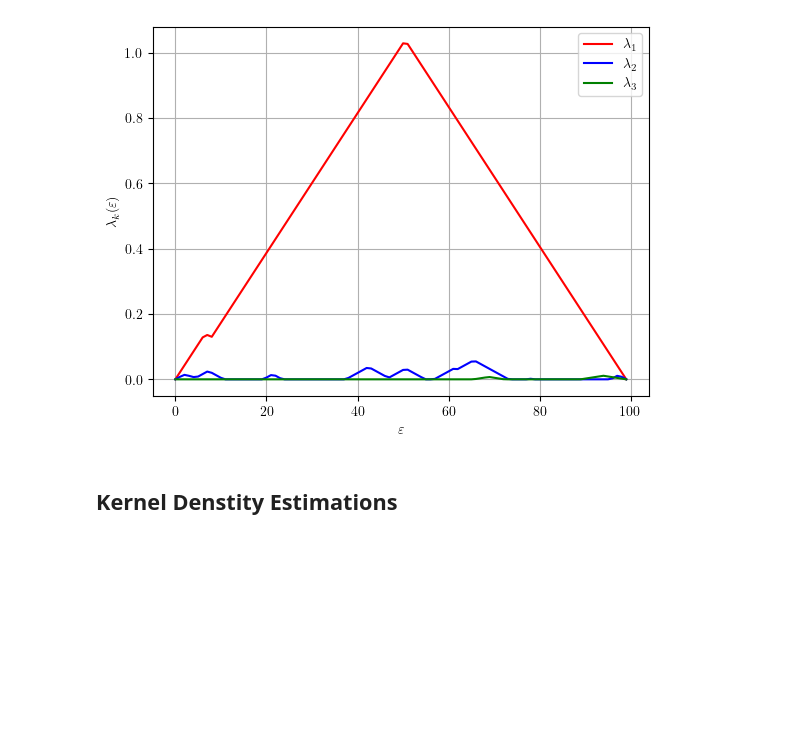
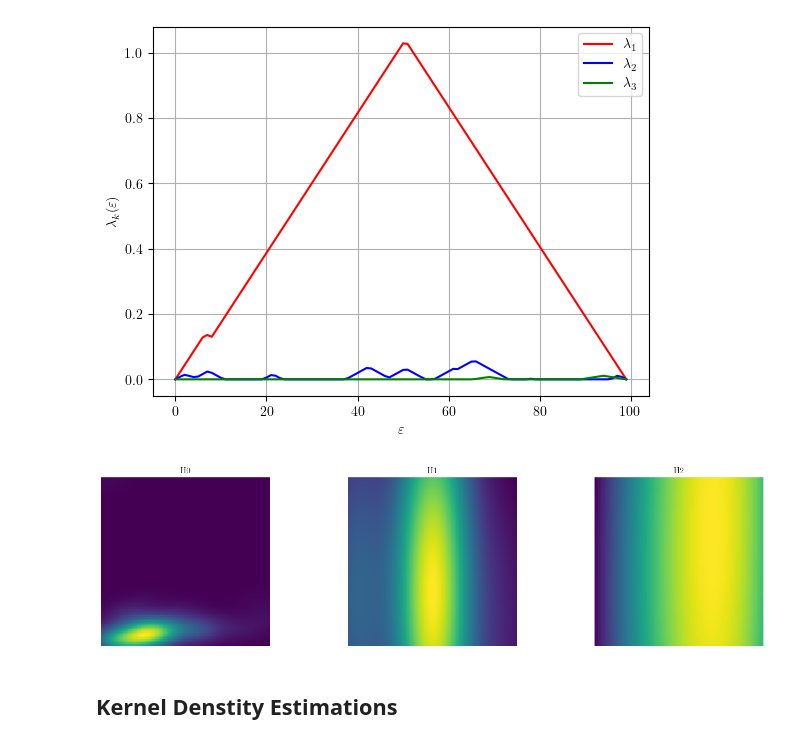
Before and after one commit to marcelnoehre/tda-imputation-robustness, a Jupyter notebook: notebooks/function_based.ipynb, the cells around one changed output. Drawn from its saved outputs; the diff is of its cells as text; code cells hidden in the pictures; blank space fills up the shorter version.

```diff
--- a/notebooks/function_based.ipynb
+++ b/notebooks/function_based.ipynb
@@ -69,6 +74,11 @@ dtm_landscape = PersistenceLandscape().fit_transform(dtm_diagrams)
 plot_persistence_landscape(dtm_landscape[0])
 # %% [output]
 [figure]
+# %%
+dtm_image = persistence_image().fit_transform(dtm_diagrams)
+plot_persistence_image(dtm_image)
+# %% [output]
+[figure, added]
 # %% [markdown]
 ## Kernel Denstity Estimations
 # %%
```
Also changed, not shown: parts of 8 cells of this notebook, 2 other files.
